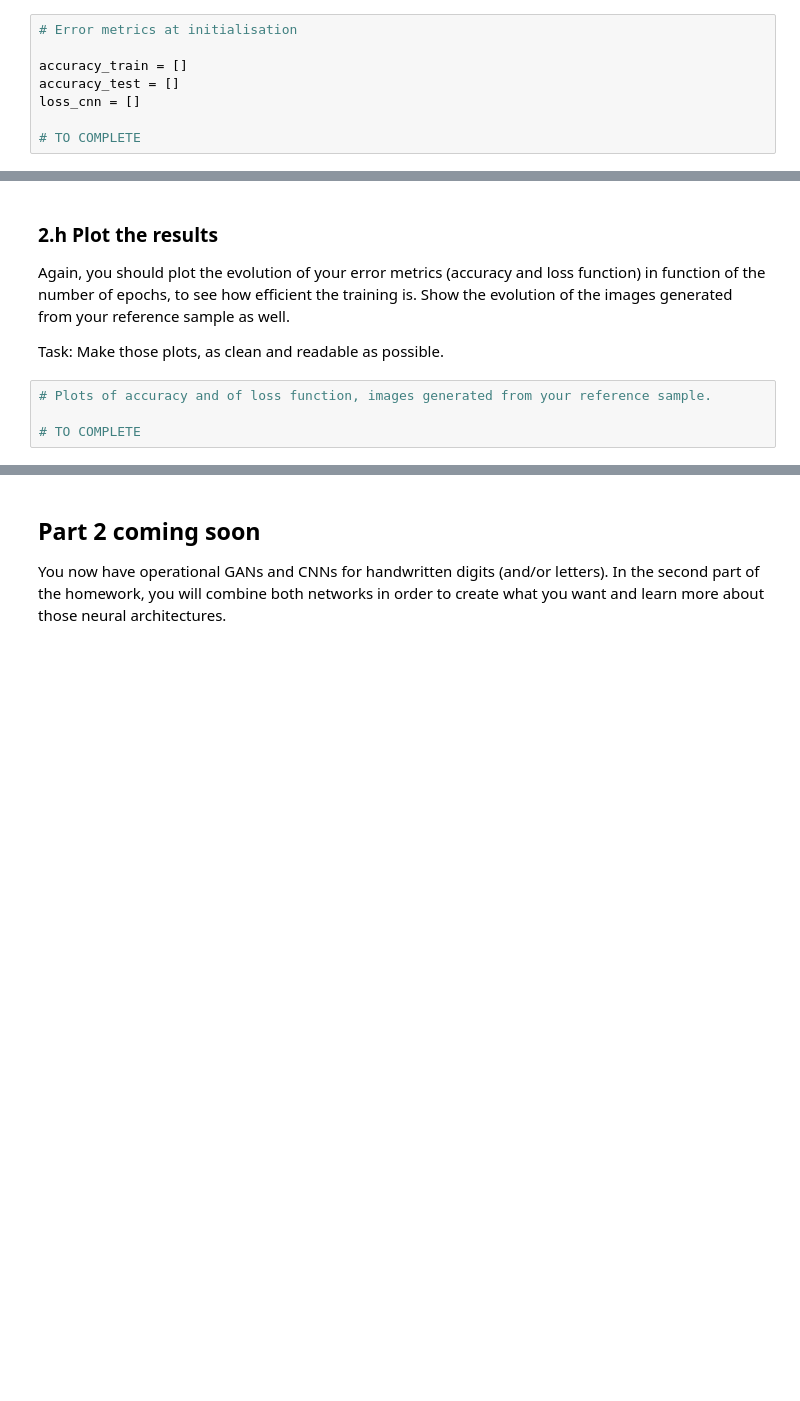
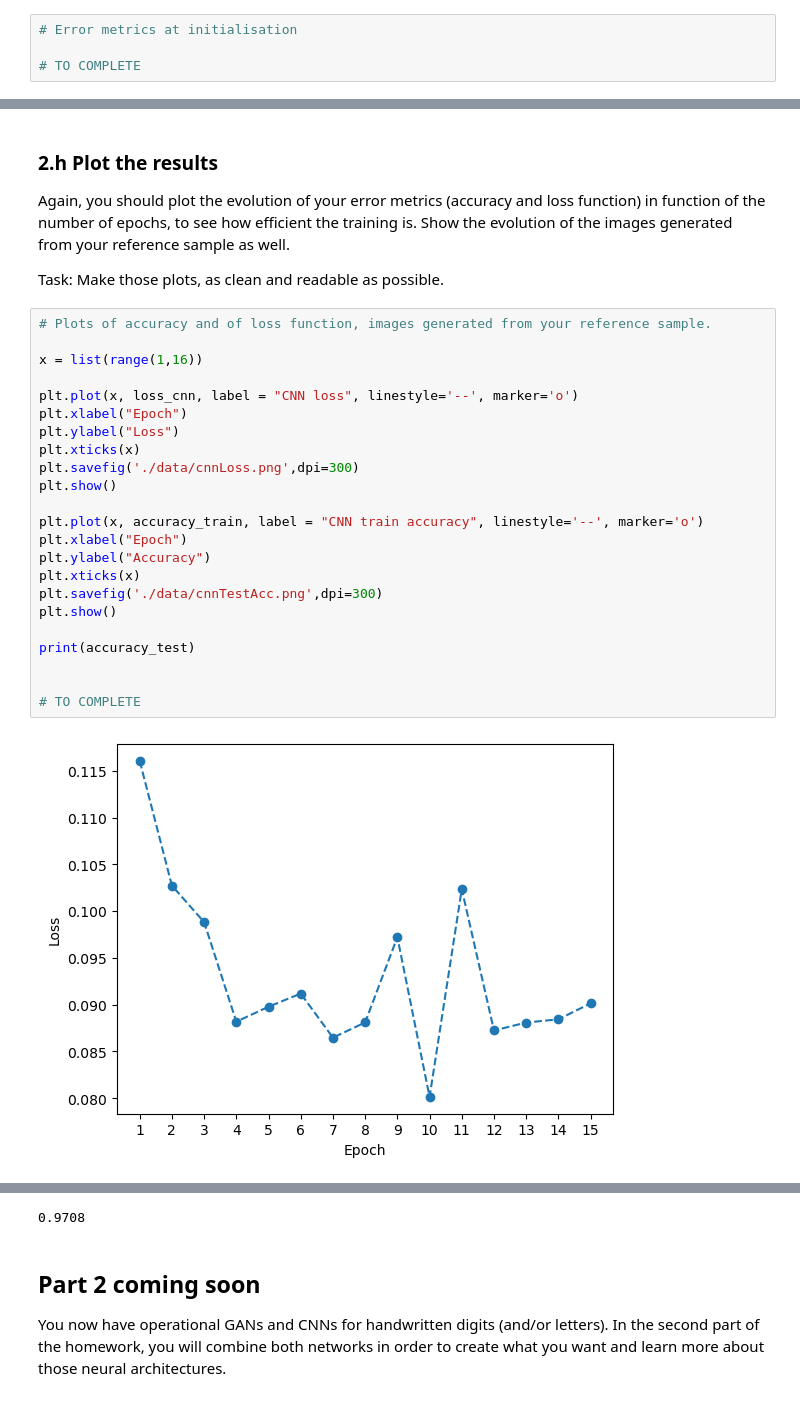
Before and after one commit to GiovanniFaldani/AlgorithmsInDataScience-Homework, a Jupyter notebook: HW3 - GAN and CNN part 1 - v2.ipynb, the cells around one changed output, grey strips where cells are left out. Cells and saved outputs as stored; diff of their text form; blank space fills up the shorter version.

```diff
--- a/HW3 - GAN and CNN part 1 - v2.ipynb
+++ b/HW3 - GAN and CNN part 1 - v2.ipynb
@@ -789,10 +904,6 @@ Task: Create arrays that will contain the accuracy for train and test sets, as w
 # %%
 # Error metrics at initialisation
 
-accuracy_train = []
-accuracy_test = []
-loss_cnn = []
-
 # TO COMPLETE
 # %% [markdown]
 ### 2.g Training and testing the CNN
@@ -872,4 +1065,25 @@ Task: Make those plots, as clean and readable as possible.
 # %%
 # Plots of accuracy and of loss function, images generated from your reference sample.
 
+x = list(range(1,16))
+
+plt.plot(x, loss_cnn, label = "CNN loss", linestyle='--', marker='o')
+plt.xlabel("Epoch")
+plt.ylabel("Loss")
+plt.xticks(x)
+plt.savefig('./data/cnnLoss.png',dpi=300)
+plt.show()
+
+plt.plot(x, accuracy_train, label = "CNN train accuracy", linestyle='--', marker='o')
+plt.xlabel("Epoch")
+plt.ylabel("Accuracy")
+plt.xticks(x)
+plt.savefig('./data/cnnTestAcc.png',dpi=300)
+plt.show()
+
+print(accuracy_test)
+
+
 # TO COMPLETE
+# %% [output]
+[figure, added]
@@ -876,3 +1091,4 @@ Task: Make those plots, as clean and readable as possible.
+0.9708
 # %% [markdown]
 ## Part 2 coming soon
 You now have operational GANs and CNNs for handwritten digits (and/or letters). In the second part of the homework, you will combine both networks in order to create what you want and learn more about those neural architectures.
```
Also changed, not shown: parts of 18 cells of this notebook, 14 other files.
